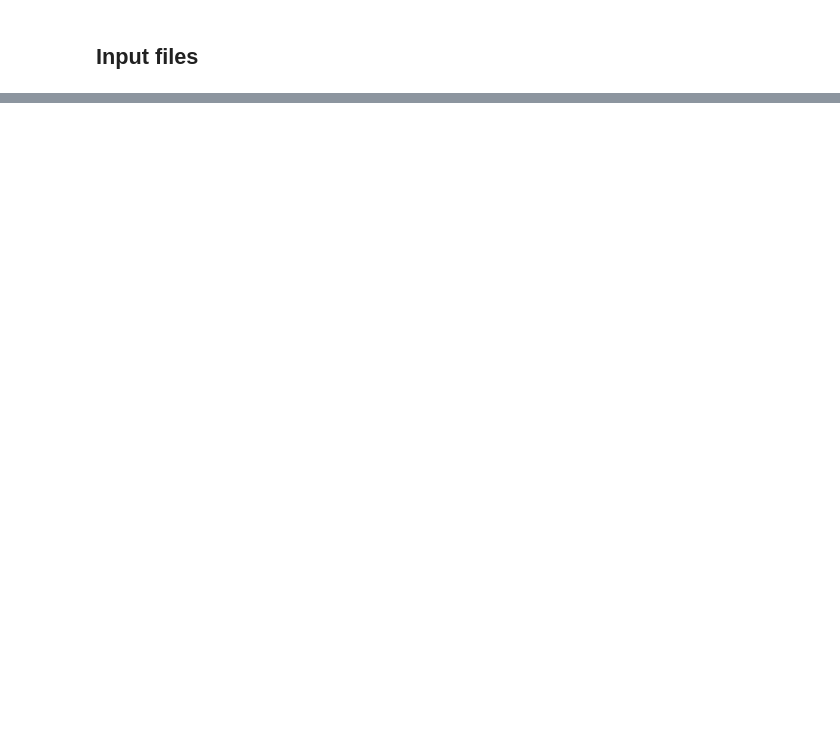
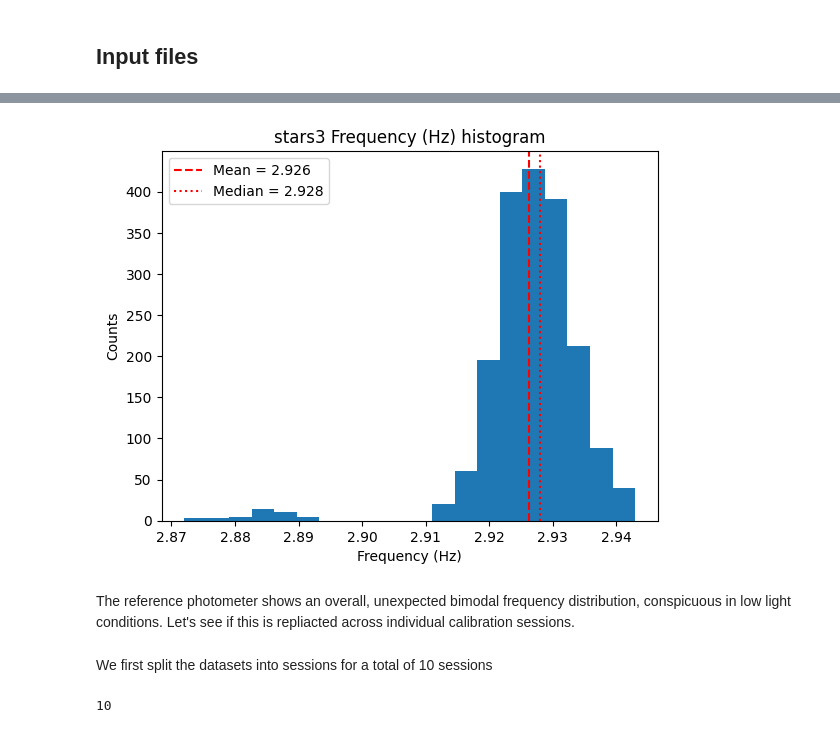
Before and after one commit to STARS4ALL/zptess, a Jupyter notebook: notebook/analysis.ipynb, the cells around one changed output, grey strips where cells are left out. Drawn from its saved outputs; the diff is of its cells as text; code cells hidden in the pictures; blank space fills up the shorter version.

```diff
--- a/notebook/analysis.ipynb
+++ b/notebook/analysis.ipynb
@@ -42,0 +119,18 @@ Table length=7500
+# %%
+ref_high_samples = samples.filter( (pl.col(COL.ROLE) == "ref") & (pl.col(COL.FREQ) > 1))
+ref_high_freqs = ref_high_samples[COL.FREQ].to_numpy()
+mean_high_freq = ref_high_samples.select(pl.col(COL.FREQ).mean()).item()
+median_high_freq = ref_high_samples.select(pl.col(COL.FREQ).median()).item()
+histogram(ref_high_freqs, "stars3", "Frequency (Hz)", 20,mean=mean_high_freq,median=median_high_freq)
+# %% [output]
+[figure, added]
+# %% [markdown]
+The reference photometer shows an overall, unexpected bimodal frequency distribution, conspicuous in low light conditions. Let's see if this is repliacted across individual calibration sessions.
+# %% [markdown]
+We first split the datasets into sessions for a total of 10 sessions
+# %%
+# Get a list of DataFrames, partitioned by session tag
+sessions = samples.partition_by([COL.SESSION])
+len(sessions)
+# %% [output]
+10
```
Also changed, not shown: parts of 25 cells of this notebook.
